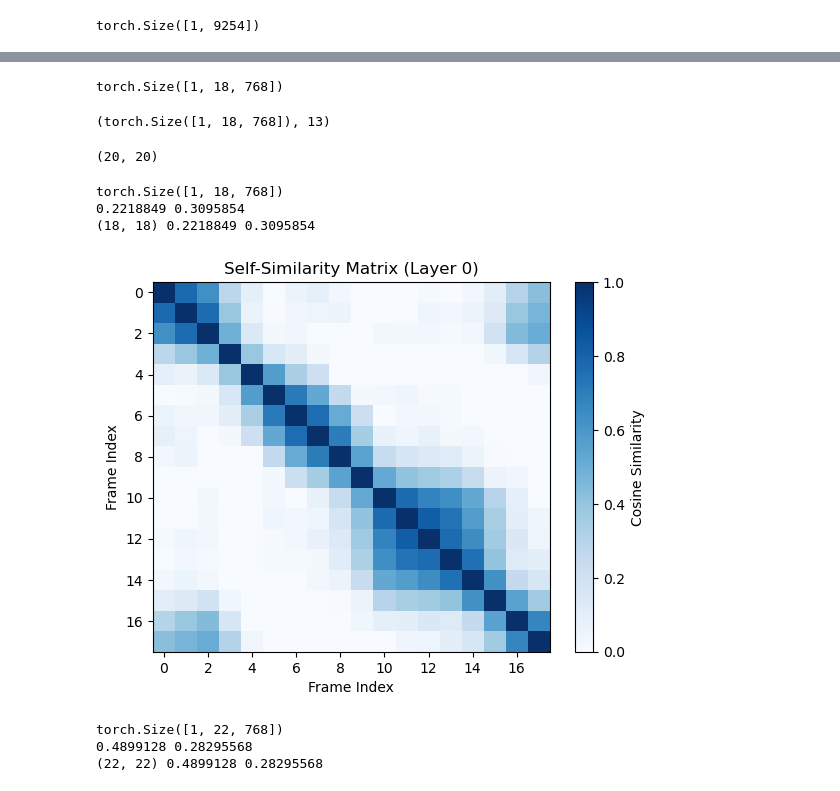
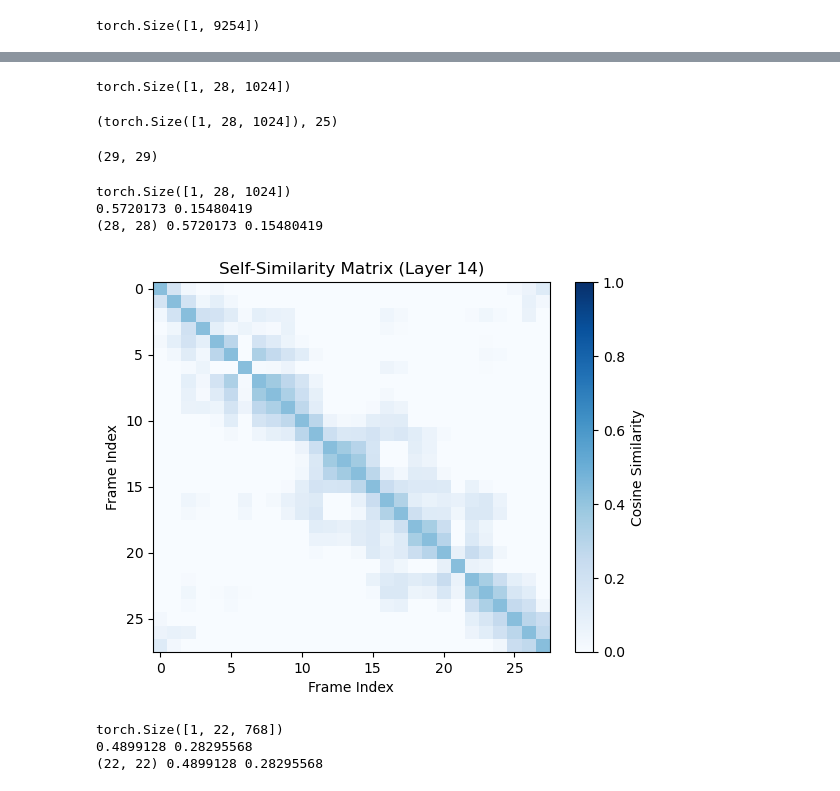
Before and after one commit to badrex/explore.speech.wav2vec2, a Jupyter notebook: explore_self_sim.ipynb, the cells around one changed output, grey strips where cells are left out. Cells and saved outputs as stored; diff of their text form; code cells hidden in the pictures.

```diff
--- a/explore_self_sim.ipynb
+++ b/explore_self_sim.ipynb
@@ -15,6 +15,6 @@ import torchaudio
 from transformers import Wav2Vec2Processor, Wav2Vec2ForCTC
 # %%
 # Load pre-trained model and processor
-model = Wav2Vec2ForCTC.from_pretrained("facebook/wav2vec2-base-960h")
-processor = Wav2Vec2Processor.from_pretrained("facebook/wav2vec2-base")
+model = Wav2Vec2ForCTC.from_pretrained("facebook/wav2vec2-large-lv60")
+processor = Wav2Vec2Processor.from_pretrained("facebook/wav2vec2-large-lv60")
 # %% [output]
@@ -25,7 +25,7 @@ Some weights of Wav2Vec2ForCTC were not initialized from the model checkpoint at
 You should probably TRAIN this model on a down-stream task to be able to use it for predictions and inference.
 # %%
 # Load an example audio file (replace with your own path)
-audio_path = "/home/badr/explore_wav2vec/spoken_digit/speech_data/7_lucas_4.wav"
+audio_path = "spoken_digit/speech_data/7_lucas_4.wav"
 waveform, sample_rate = torchaudio.load(audio_path)
 # %%
 sample_rate
@@ -174,17 +174,17 @@ layer_reprs = output.hidden_states
 
 layer_reprs[0].shape
 # %% [output]
-torch.Size([1, 18, 768])
+torch.Size([1, 28, 1024])
 # %%
 layer_reprs[0].shape, len(layer_reprs)
 # %% [output]
-(torch.Size([1, 18, 768]), 13)
+(torch.Size([1, 28, 1024]), 25)
 # %%
 intermediate_layer_output = layer_reprs[0]
 # %%
 similarity_matrix.shape
 # %% [output]
-(20, 20)
+(29, 29)
 # %%
 def plot_self_similarity_matrix(intermediate_layer_outputs, layer_index=0):
     # Calculate the self-similarity matrix
@@ -204,7 +204,7 @@ def plot_self_similarity_matrix(intermediate_layer_outputs, layer_index=0):
     sim_stddev = np.std(similarity_matrix)
 
     print(sim_mean, sim_stddev)
-    similarity_matrix_adjusted = similarity_matrix #- sim_mean) #/ sim_stddev
+    similarity_matrix_adjusted = (similarity_matrix - sim_mean)#/ sim_stddev
 
     #similarity_matrix = similarity_matrix - sim_mean
 
@@ -219,12 +219,12 @@ def plot_self_similarity_matrix(intermediate_layer_outputs, layer_index=0):
     plt.colorbar(label='Cosine Similarity')
     plt.show()
 # %%
-plot_self_similarity_matrix(layer_reprs, layer_index=0)
+plot_self_similarity_matrix(layer_reprs, layer_index=14)
 # %% [output]
-torch.Size([1, 18, 768])
-0.2218849 0.3095854
-(18, 18) 0.2218849 0.3095854
+torch.Size([1, 28, 1024])
+0.5720173 0.15480419
+(28, 28) 0.5720173 0.15480419
-[figure, old version]
+[figure, new version]
 # %%
 plot_self_similarity_matrix(layer_reprs, layer_index=12)
 # %% [output]
```
Also changed, not shown: parts of 3 cells of this notebook, 3 other files.
